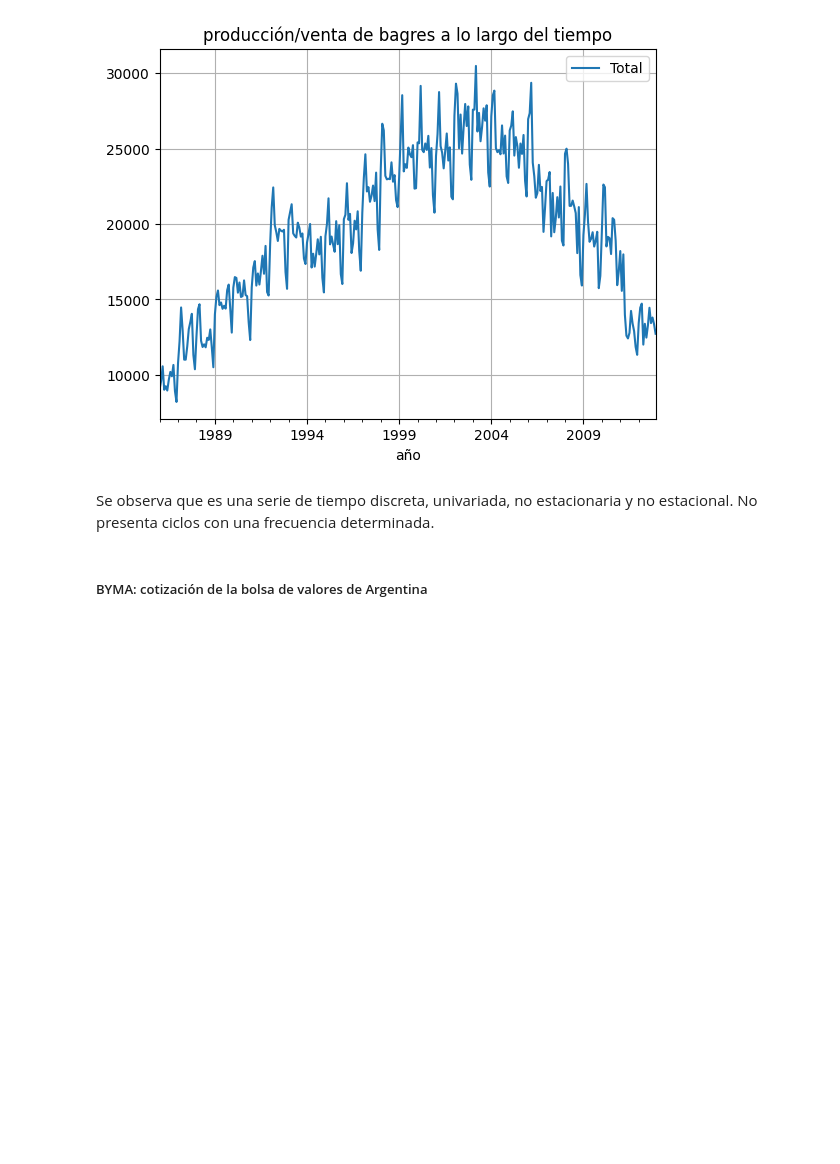
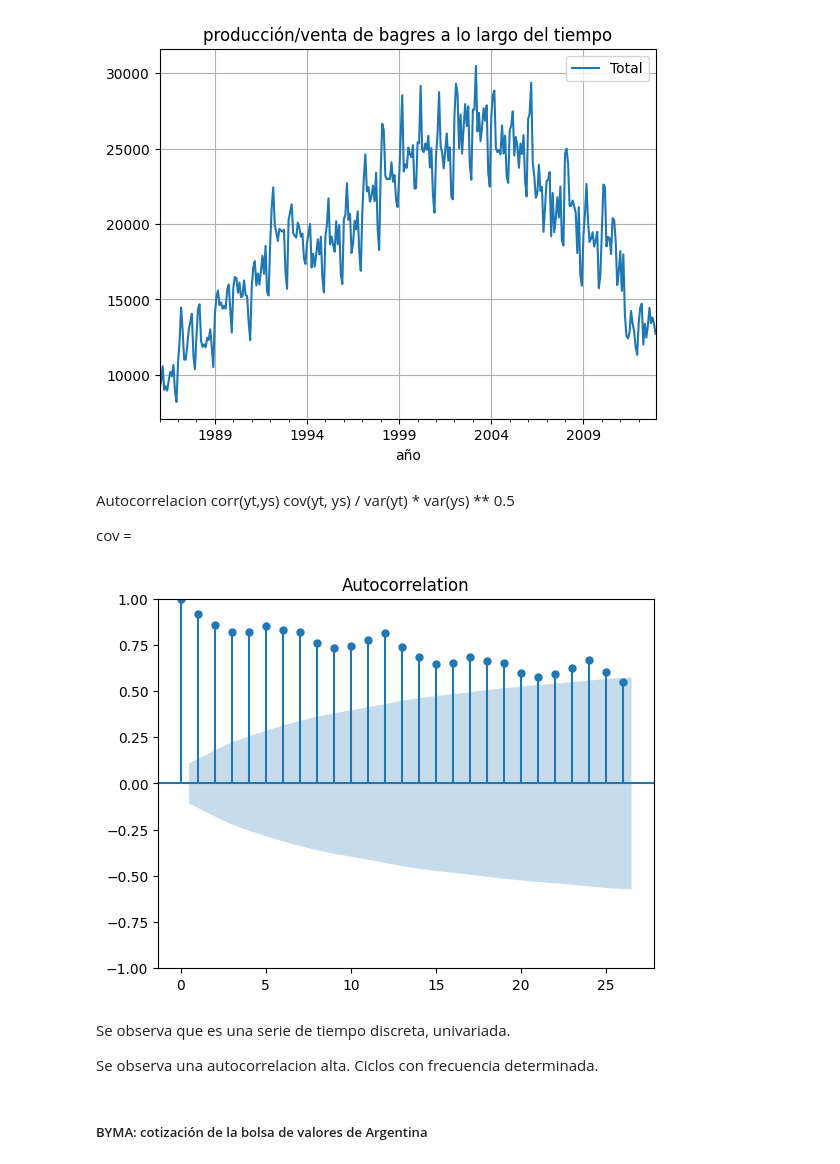
Before and after one commit to marianataglio/seriestemporales, a Jupyter notebook: ej_1.ipynb, the cells around one changed output. Drawn from its saved outputs; the diff is of its cells as text; code cells hidden in the pictures; blank space fills up the shorter version.

```diff
--- a/ej_1.ipynb
+++ b/ej_1.ipynb
@@ -29,8 +29,21 @@ plt.xlabel("año")
 plt.grid(True)
 # %% [output]
 [figure]
+# %% [markdown]
+Autocorrelacion
+corr(yt,ys) cov(yt, ys) / var(yt) * var(ys) ** 0.5
+
+cov =
+# %%
+from statsmodels.graphics.tsaplots import plot_acf
+plot_acf(catfish)
+plt.show()
+# %% [output]
+[figure, added]
 # %% [markdown]
-Se observa que es una serie de tiempo discreta, univariada, no estacionaria y no estacional. No presenta ciclos con una frecuencia determinada.
+Se observa que es una serie de tiempo discreta, univariada.
+
+Se observa una autocorrelacion alta. Ciclos con frecuencia determinada.
 # %% [markdown]
 ##### BYMA: cotización de la bolsa de valores de Argentina
 # %%
```
Also changed, not shown: parts of 11 cells of this notebook.
